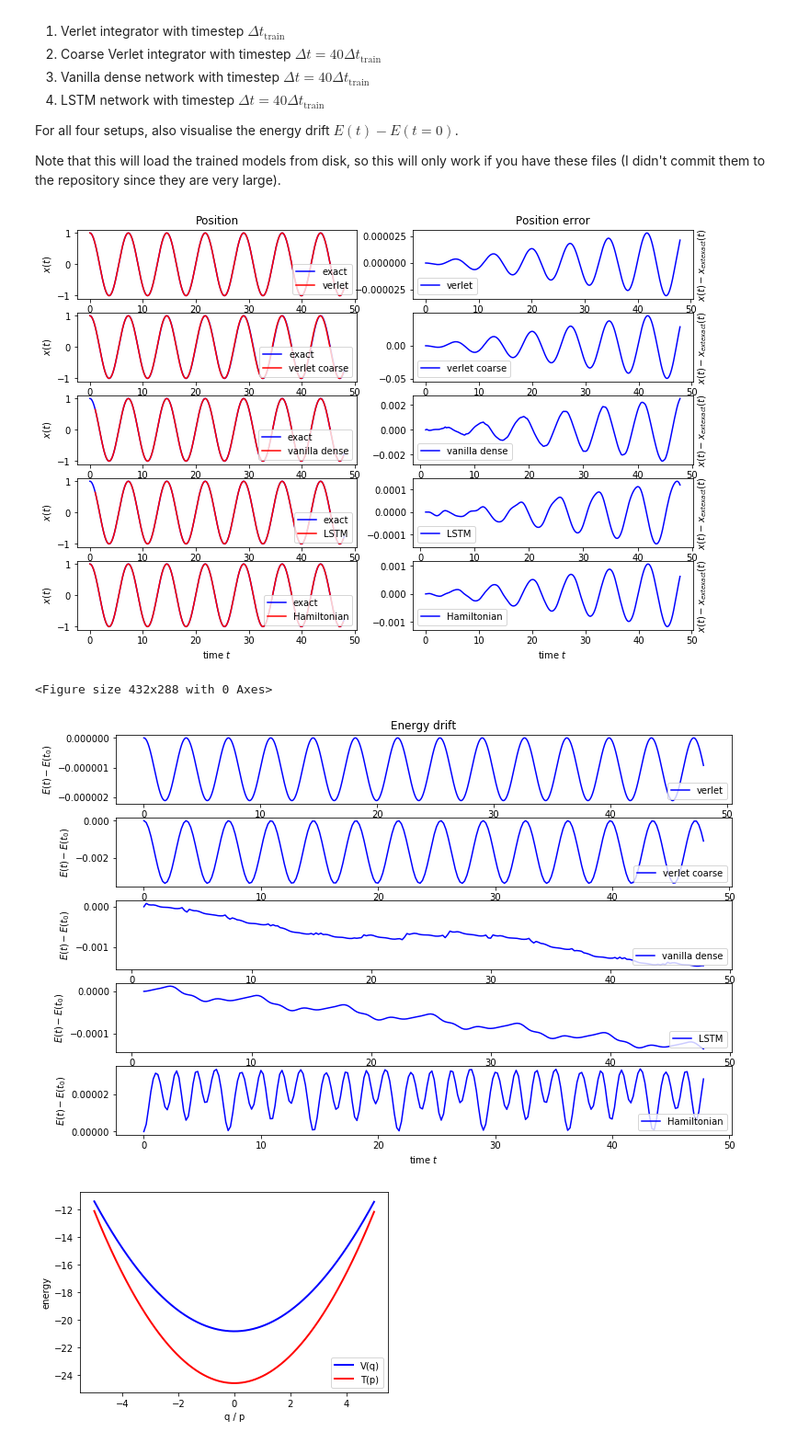
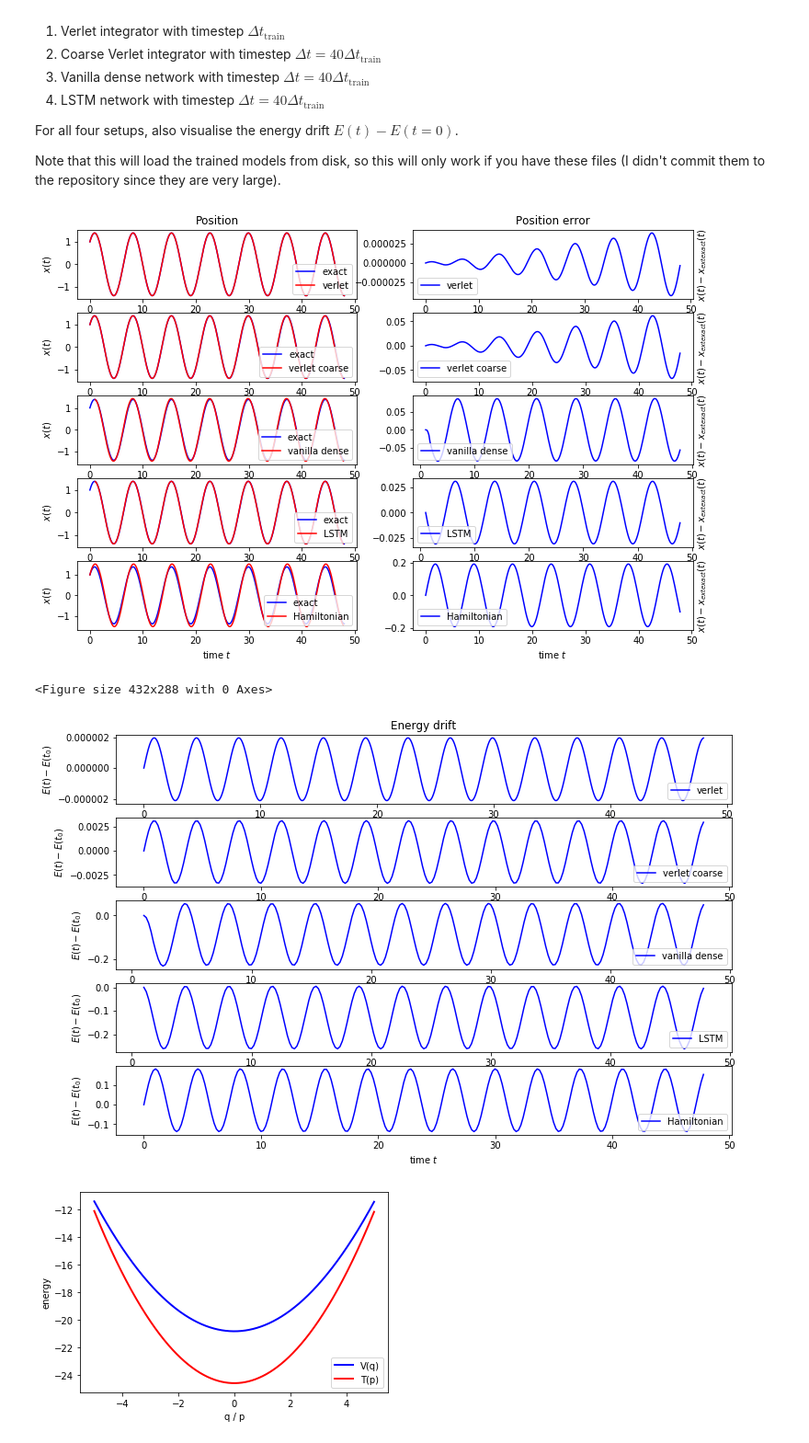
Before and after one commit to eikehmueller/neuralnetworkintegrators, a Jupyter notebook: NNIntegrator.ipynb, the cells around one changed output. Shown at 92% size. Drawn from its saved outputs; the diff is of its cells as text; code cells hidden in the pictures.

```diff
--- a/NNIntegrator.ipynb
+++ b/NNIntegrator.ipynb
@@ -389,8 +176,8 @@ class DataGenerator(object):
                                             state[0,self.dynamical_system.dim:])
             for k in range(self.nn_integrator.nsteps):
                 self.train_integrator.integrate(int(self.nn_integrator.dt/self.train_integrator.dt))
-                state[k+1,:self.dynamical_system.dim] = self.train_integrator.x[:]
-                state[k+1,self.dynamical_system.dim:] = self.train_integrator.v[:]
+                state[k+1,:self.dynamical_system.dim] = self.train_integrator.q[:]
+                state[k+1,self.dynamical_system.dim:] = self.train_integrator.p[:]
             X = state[:-1,:]
             y = state[-1,:]
             yield (X,y)
@@ -468,14 +262,21 @@ Note that this will load the trained models from disk, so this will only work if
 T_final = 48
 
 # Initial conditions
-x0 = np.zeros(1)
-v0 = np.zeros(1)
-x0[0] = 1.0
-v0[0] = 0.0
+x0 = np.zeros(dynamical_system.dim)
+p0 = np.zeros(dynamical_system.dim)
+if system_label == 'coupled pendulums':
+    x0[:] = (1, 0)
+    p0[:] = (0, 0)
+else:
+    x0[:] = 1
+    p0[:] = 1
 verlet_integrator = VerletIntegrator(dynamical_system,dt_train)
-verlet_integrator.set_state(x0,v0)
-exact_integrator = ExactIntegrator(dynamical_system,dt_train)
-exact_integrator.set_state(x0,v0)
+verlet_integrator.set_state(x0,p0)
+if system_label == 'coupled pendulums':
+    exact_integrator = VerletIntegrator(dynamical_system,dt_train)
+else:
+    exact_integrator = ExactIntegrator(dynamical_system,dt_train)
+exact_integrator.set_state(x0,p0)
 
 # ==== Verlet- and exact integrator ====
 t0 = 0.0
@@ -509,8 +310,8 @@ x['verlet coarse'] = []
 E['verlet coarse'] = []
 dx['verlet coarse'] = []
 coarse_verlet_integrator = VerletIntegrator(dynamical_system,dt)
-coarse_verlet_integrator.set_state(x0,v0)
-exact_integrator.set_state(x0,v0)
+coarse_verlet_integrator.set_state(x0,p0)
+exact_integrator.set_state(x0,p0)
 t0 = 0.0
 nsteps = int(dt/dt_train)
 while t0<T_final:
@@ -524,21 +325,25 @@ while t0<T_final:
 
 # ==== Neural network integrators ====
 
-models = {'vanilla dense':keras.models.load_model('vanilla_dense_40x_6steps'),
-          'LSTM':keras.models.load_model('lstm_40x_6steps'),
-          'Hamiltonian':HamiltonianNNIntegrator.load_model('hamiltonian_40x')}
+if system_label == 'coupled pendulums':
+    directory = 'trained_models/coupled_pendulums/'
+else:
+    directory = 'trained_models/harmonic_oscillator/'
+models = {'vanilla dense':keras.models.load_model(directory+'vanilla_dense_40x_6steps'),
+          'LSTM':keras.models.load_model(directory+'lstm_40x_6steps'),
+          'Hamiltonian':HamiltonianVerletNNIntegrator.load_model(directory+'hamiltonian_40x')}
 for label,model in models.items():
     nn_integrator = NNIntegrator.from_model(dynamical_system,dt,model)
     # Initialise with exact integrator
     x_initial = np.zeros((nn_integrator.nsteps,dynamical_system.dim))
-    v_initial = np.zeros((nn_integrator.nsteps,dynamical_system.dim))
-    exact_integrator.set_state(x0,v0)
+    p_initial = np.zeros((nn_integrator.nsteps,dynamical_system.dim))
+    exact_integrator.set_state(x0,p0)
     for k in range(nn_integrator.nsteps):
         x_initial[k,:] = exact_integrator.x[:]
-        v_initial[k,:] = exact_integrator.v[:]
+        p_initial[k,:] = exact_integrator.p[:]
         exact_integrator.integrate(int(dt/dt_train))
         nsteps += 1
-    nn_integrator.set_state(x_initial,v_initial)
+    nn_integrator.set_state(x_initial,p_initial)
     t0 = (nn_integrator.nsteps-1)*nn_integrator.dt
 
     # Timestepping loop
@@ -550,7 +355,7 @@ for label,model in models.items():
     while t0<T_final:
         t[label].append(t0)
         x_nn = nn_integrator.x[0]
-        exact_integrator.set_state(x0,v0)
+        exact_integrator.set_state(x0,p0)
         exact_integrator.integrate(nsteps)
         x_exact = exact_integrator.x[0]
         x[label].append(x_nn)
@@ -567,34 +372,34 @@ for j,label in enumerate(('verlet','verlet coarse','vanilla dense','LSTM','Hamil
     ax.plot(t['exact'],x['exact'],label='exact',color='blue')
     ax.plot(t[label],x[label],label=label,color='red')
     ax.legend(loc='lower right')
     ax.set_xlabel('time $t$')
     ax.set_ylabel('$x(t)$')
     if j==0:
         ax.set_title('Position')
     ax = axs[j][1]
     ax.plot(t[label],np.asarray(dx[label]),label=label,color='blue')
     ax.legend(loc='lower left')
     ax.set_xlabel('time $t$')
     ax.set_ylabel('$x(t)-x_{\text{exact}}(t)$')
     ax.yaxis.set_label_position("right")
     if j==0:
         ax.set_title('Position error')
 plt.show()
 
 plt.clf()
 fig, axs = plt.subplots(5,1,figsize=(12, 8))
 for j,label in enumerate(('verlet','verlet coarse','vanilla dense','LSTM','Hamiltonian')):
     ax = axs[j]
     ax.plot(t[label],np.asarray(E[label])-E[label][0],label=label,color='blue')
     ax.legend(loc='lower right')
     ax.set_xlabel('time $t$')
     ax.set_ylabel('$E(t)-E(t_0)$')
     if j==0:
         ax.set_title('Energy drift')
 plt.show()
 # %% [output]
-[figure, old version]
+[figure, new version]
 <Figure size 432x288 with 0 Axes>
-[figure, old version]
+[figure, new version]
 # %%
 # Plot potential and kinetic energy (for debugging, can only be used with Hamiltonian network)
```
Also changed, not shown: parts of 8 cells of this notebook, 1 other file.
